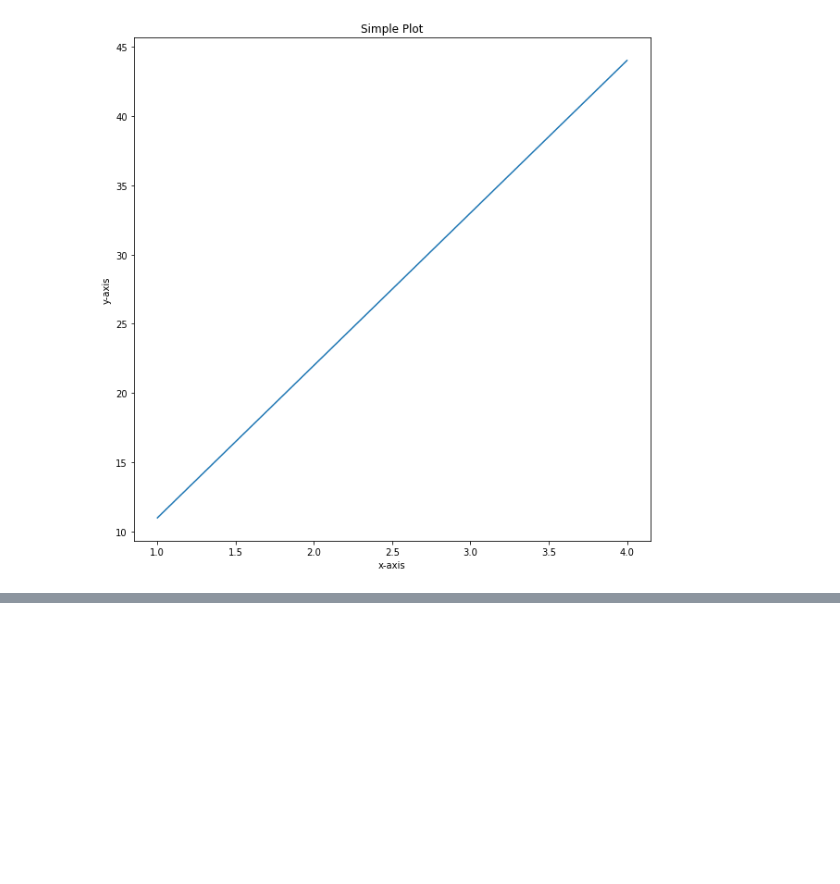
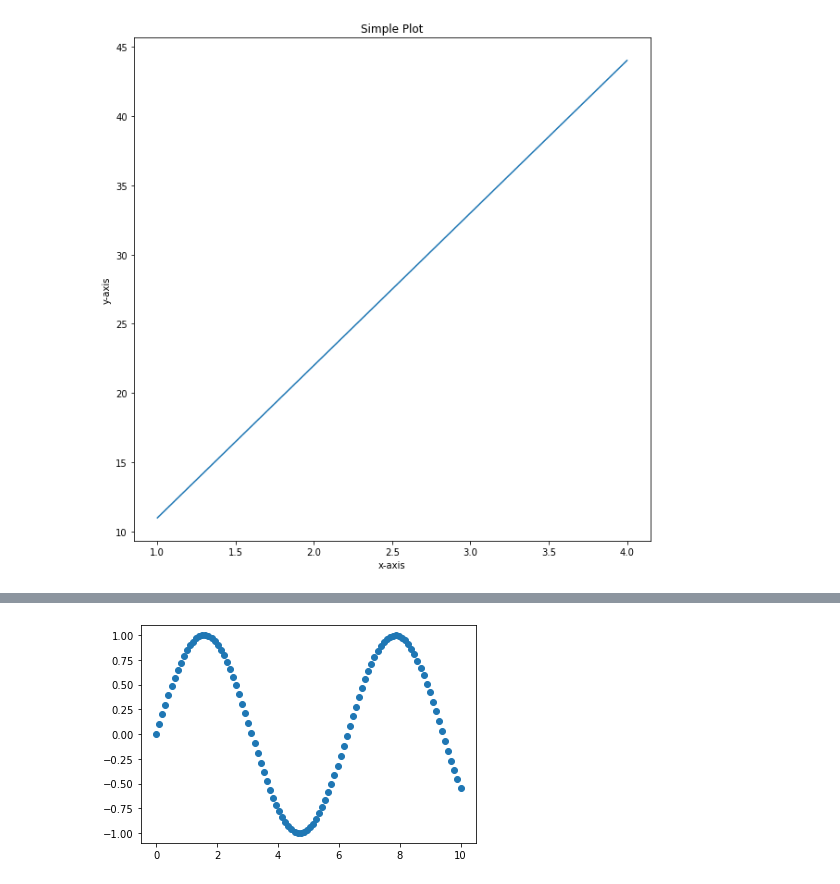
Before and after one commit to ioannis-toumpoglou/tensorflow-developer-repo, a Jupyter notebook: ml-02-introduction-to-matplotlib.ipynb, the cells around one changed output, grey strips where cells are left out. Saved outputs shown, nothing was run; the diff lists cells and outputs as text; code cells hidden in the pictures; blank space fills up the shorter version.

```diff
--- a/ml-02-introduction-to-matplotlib.ipynb
+++ b/ml-02-introduction-to-matplotlib.ipynb
@@ -81,0 +130,6 @@ fig.savefig('sample-plot.png')
+# %%
+# Another Scatter plot
+fig, ax = plt.subplots()
+ax.scatter(x, np.sin(x));
+# %% [output]
+[figure, added]
```
Also changed, not shown: parts of 6 cells of this notebook.
